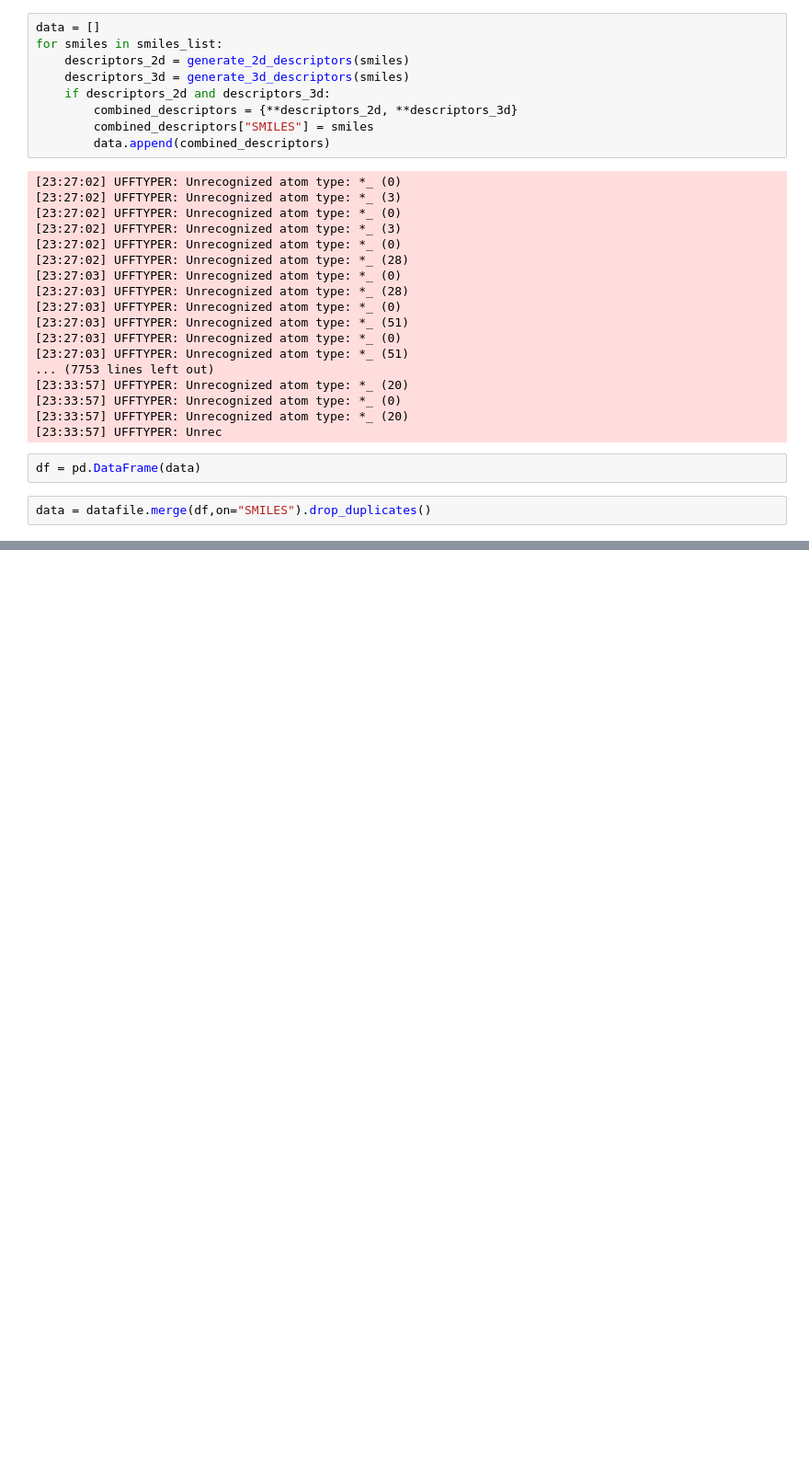
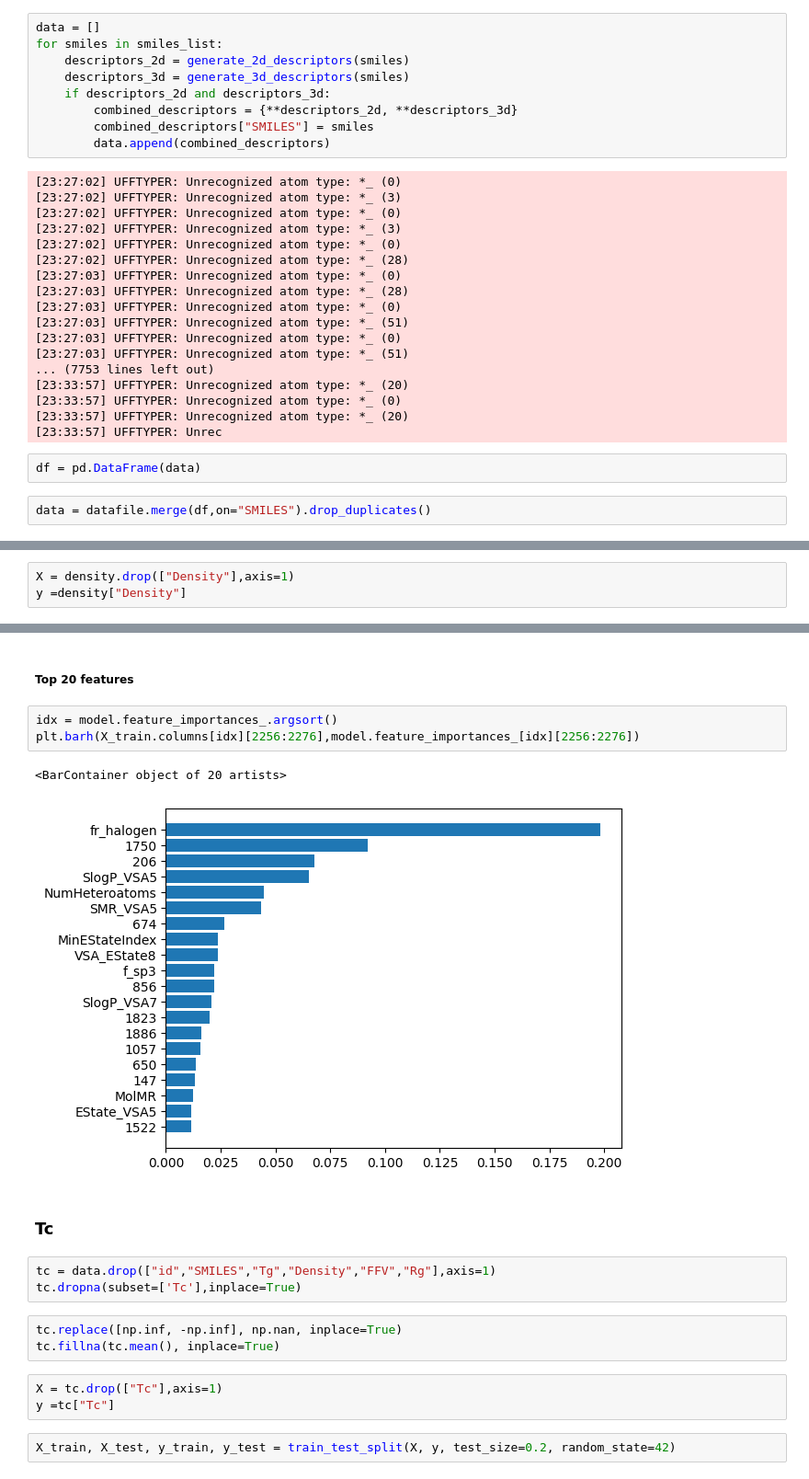
Before and after one commit to SHASANKsp/NeurIPS_Open-Polymer-Prediction-2025, a Jupyter notebook: QSPR.ipynb, the cells around one changed output, grey strips where cells are left out. Shown at 92% size. Saved outputs shown, nothing was run; the diff lists cells and outputs as text; blank space fills up the shorter version.

```diff
--- a/QSPR.ipynb
+++ b/QSPR.ipynb
@@ -87,0 +96,3 @@ data.describe
+# %%
+X = density.drop(["Density"],axis=1)
+y =density["Density"]
@@ -87,0 +156,21 @@ data.describe
+# %% [markdown]
+##### Top 20 features
+# %%
+idx = model.feature_importances_.argsort()
+plt.barh(X_train.columns[idx][2256:2276],model.feature_importances_[idx][2256:2276])
+# %% [output]
+<BarContainer object of 20 artists>
+[figure, added]
+# %% [markdown]
+### Tc
+# %%
+tc = data.drop(["id","SMILES","Tg","Density","FFV","Rg"],axis=1)
+tc.dropna(subset=['Tc'],inplace=True)
+# %%
+tc.replace([np.inf, -np.inf], np.nan, inplace=True)
+tc.fillna(tc.mean(), inplace=True)
+# %%
+X = tc.drop(["Tc"],axis=1)
+y =tc["Tc"]
+# %%
+X_train, X_test, y_train, y_test = train_test_split(X, y, test_size=0.2, random_state=42)
```
Also changed, not shown: parts of 32 cells of this notebook, 2 other files.
